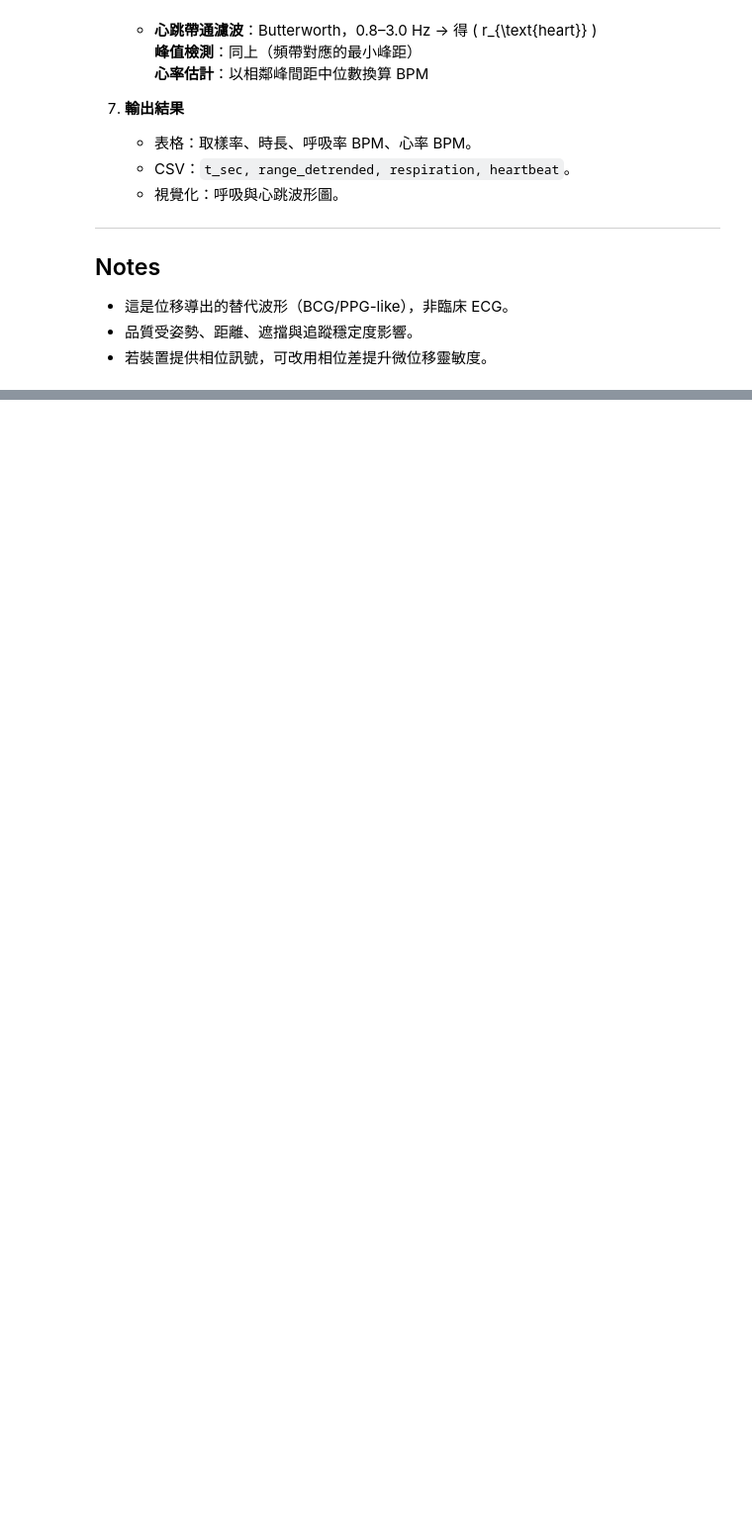
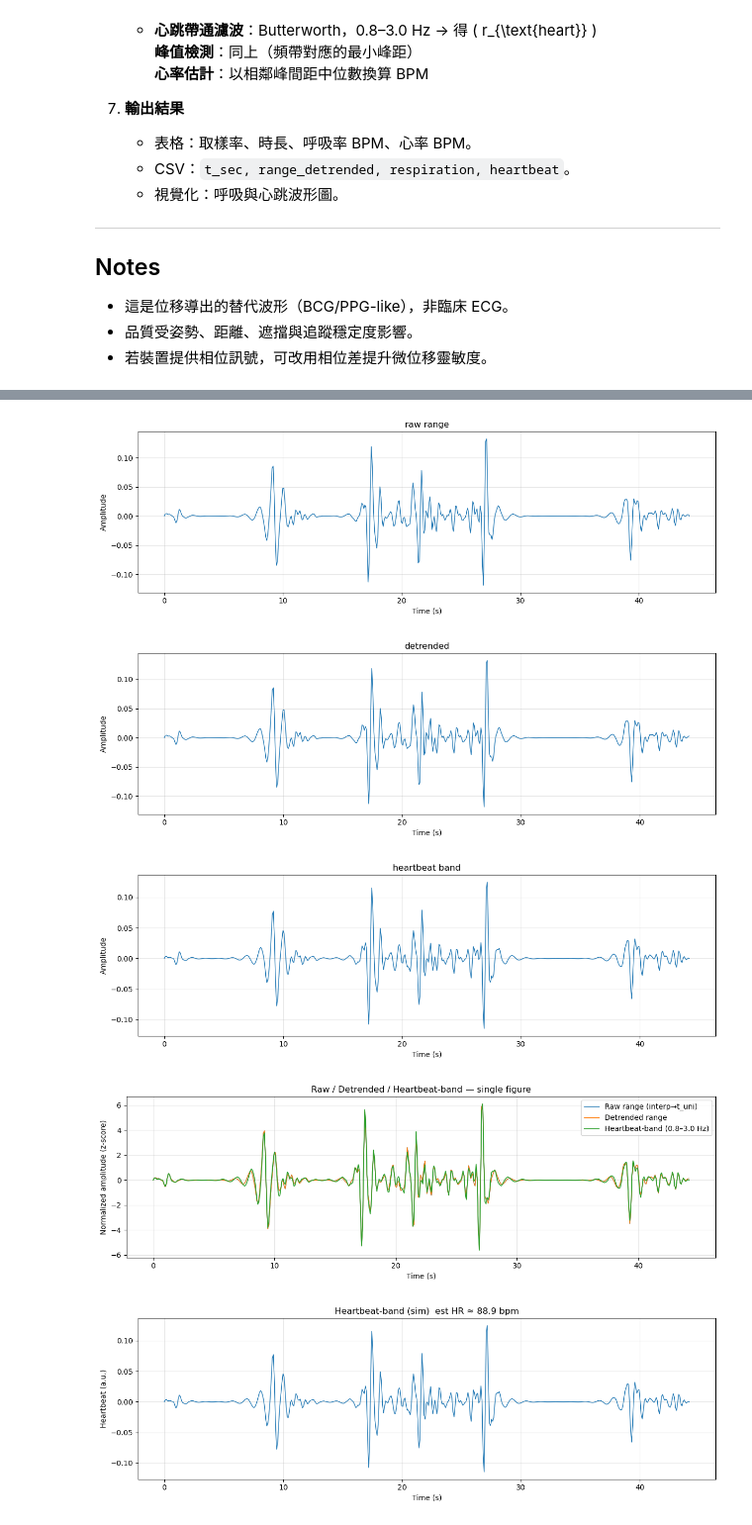
Before and after one commit to seannnnnn1017/radar-heartbeat-detection, a Jupyter notebook: 實驗區/test.ipynb, the cells around one changed output, grey strips where cells are left out. Shown at 99% size. Cells and saved outputs as stored; diff of their text form; code cells hidden in the pictures; blank space fills up the shorter version.

```diff
--- a/實驗區/test.ipynb
+++ b/實驗區/test.ipynb
@@ -536,0 +1067,59 @@ Analysis Complete!
+# %%
+def process_simulated_summary(sim_summary, outdir="outputs", fs_hint=20.0):
+    import os
+    os.makedirs(outdir, exist_ok=True)
+
+    # 讀模擬 summary
+    df = sim_summary["dataframe"]
+    fs0 = float(sim_summary["fs_Hz"])
+    t_raw = df["t_sec"].to_numpy()
+    r_raw = df["heartbeat"].to_numpy()
+
+    # 與真實流程一致：重取樣 → 去趨勢 → 帶通
+    fs, t_uni, r_uni = resample_uniform(t_raw, r_raw, fs_hint=fs_hint or fs0)
+    r_detr = signal.detrend(r_uni, type="linear")
+    heart  = bandpass(r_detr, fs, 0.8, 3.0)
+
+    # HR 估計
+    hr_bpm = estimate_rate(heart, fs, 40, 180)
+
+    # 組新的 summary（與真實版欄位相同）
+    csv_path = os.path.join(outdir, "heart_rate_series_sim.csv")
+    result_df = pd.DataFrame({
+        "t_sec": t_uni,
+        "range_detrended": r_detr,
+        "heartbeat": heart
+    })
+    result_df.to_csv(csv_path, index=False)
+
+    summary2 = {
+        "samples": int(len(t_uni)),
+        "duration_s": float(t_uni[-1] - t_uni[0]),
+        "fs_Hz": float(fs),
+        "est_hr_bpm": float(hr_bpm) if np.isfinite(hr_bpm) else None,
+        "csv": csv_path,
+        "heartbeat_png": os.path.join(outdir, "heartbeat_sim.png"),
+        "dataframe": result_df
+    }
+
+    # 圖：三聯圖 + 疊圖 + 心跳單圖
+    plot_waveforms_triple(t_raw, r_raw, t_uni, r_detr, heart, outdir=outdir)
+    plot_waveforms_overlay(t_raw, r_raw, t_uni, r_detr, heart, outdir=outdir, normalize=True)
+
+    plt.figure(figsize=(12,4))
+    ttl = f"Heartbeat-band (sim)  est HR ≈ {hr_bpm:.1f} bpm" if np.isfinite(hr_bpm) else "Heartbeat-band (sim)"
+    plt.plot(t_uni, heart, linewidth=1)
+    plt.xlabel("Time (s)"); plt.ylabel("Heartbeat (a.u.)")
+    plt.title(ttl); plt.grid(True, alpha=0.3); plt.tight_layout()
+    plt.savefig(summary2["heartbeat_png"], dpi=200); plt.show()
+
+    return summary2
+
+# ===== 使用：把你的模擬 summary 丟進相同流程 =====
+sim_summary2 = process_simulated_summary(summary, outdir="outputs")
+# %% [output]
+[figure, added]
+[figure, added]
+[figure, added]
+[figure, added]
+[figure, added]
```
Also changed, not shown: parts of 7 cells of this notebook, 59 other files.
